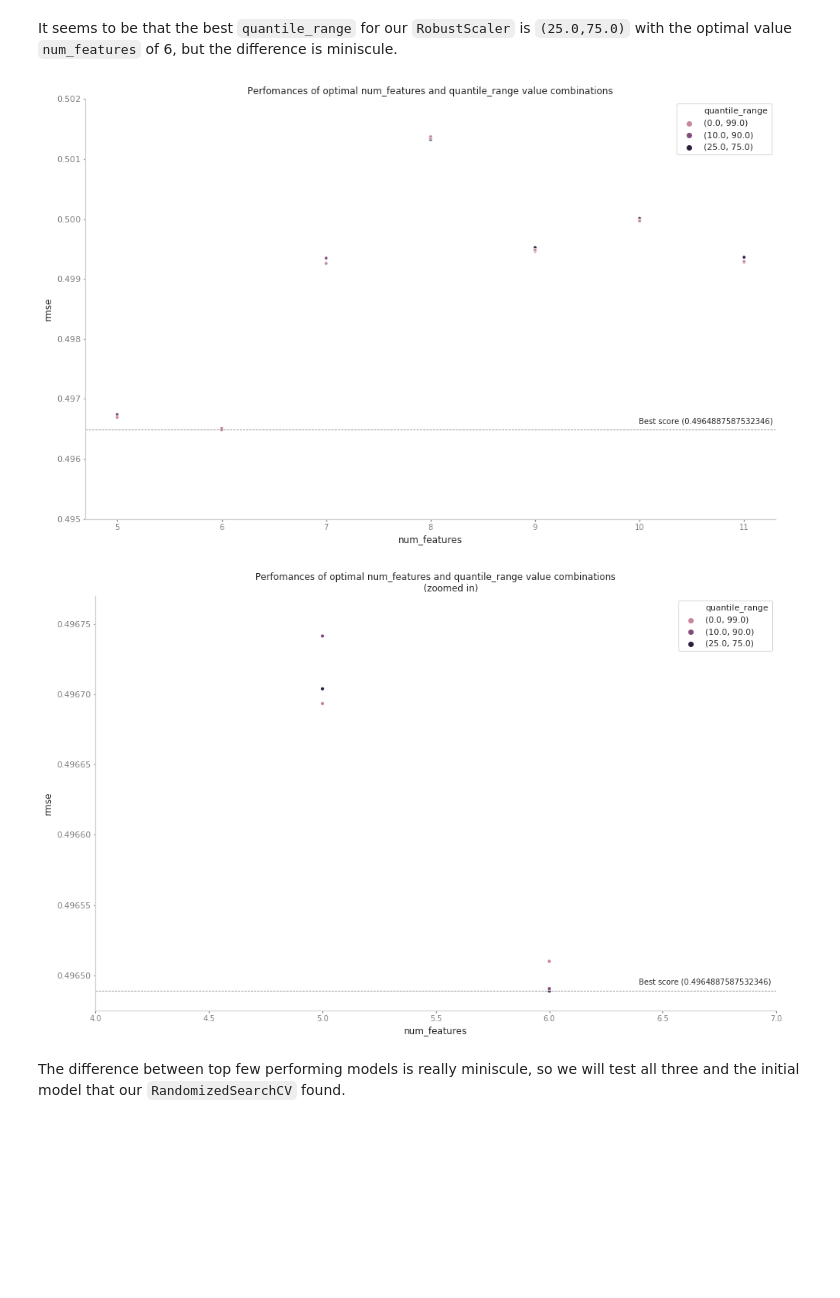
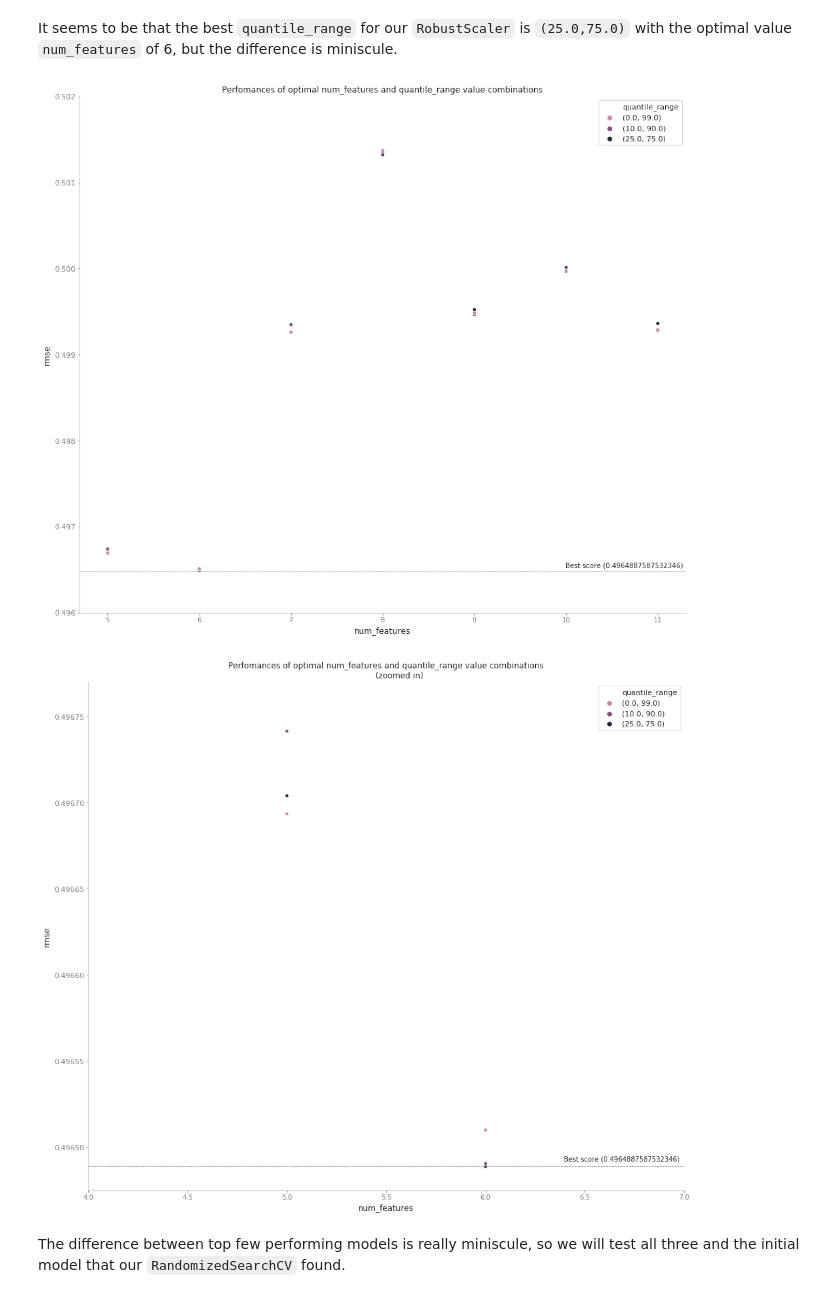
Before and after one commit to LukasRub/data-science-resources, a Jupyter notebook: machine.learning/model.selection/top.feature.selection/custom.transformers.scikit-learn/TopKFeatureSelector.ipynb, the cells around one changed output. Cells and saved outputs as stored; diff of their text form; code cells hidden in the pictures; blank space fills up the shorter version.

```diff
--- a/machine.learning/model.selection/top.feature.selection/custom.transformers.scikit-learn/TopKFeatureSelector.ipynb
+++ b/machine.learning/model.selection/top.feature.selection/custom.transformers.scikit-learn/TopKFeatureSelector.ipynb
@@ -759,30 +759,30 @@ top_k_feat_cv_res_df.sort_values('rmse')[_feats_of_notice]
 # %% [markdown]
 It seems to be that the best `quantile_range` for our `RobustScaler` is `(25.0,75.0)` with the optimal value `num_features` of 6, but the difference is miniscule.
 # %%
-plt.figure(figsize=(16,10))
+plt.figure(figsize=(16,14))
 best_score = np.min(top_k_feat_cv_res_df['rmse'])
 
 sns.scatterplot(x='num_features', y='rmse', hue='quantile_range',
-                data=top_k_feat_cv_res_df, s=20,
+                data=top_k_feat_cv_res_df, s=30,
                 palette=sns.cubehelix_palette(4)[1:])
 
 plt.axhline(y=best_score, ls='--', lw=0.8, c='grey')
-plt.annotate(f'Best score ({best_score})',  xy=(0.78, 0.27),
+plt.annotate(f'Best score ({best_score})',  xy=(0.78, 0.13),
              xycoords='figure fraction', fontsize='small')
 
-plt.ylim([0.495, 0.502])
+plt.ylim([0.496, 0.502])
 plt.title('Perfomances of optimal num_features and quantile_range value combinations')
 plt.show()
 # %% [output]
-[figure, old version]
+[figure, new version]
 # %%
-plt.figure(figsize=(16,10))
+plt.figure(figsize=(16,14))
 sns.scatterplot(x='num_features', y='rmse', hue='quantile_range',
-                data=top_k_feat_cv_res_df, s=25,
+                data=top_k_feat_cv_res_df, s=30,
                 palette=sns.cubehelix_palette(4)[1:])
 
 plt.axhline(y=best_score, ls='--', lw=0.8, c='grey')
-plt.annotate(f'Best score ({best_score})',  xy=(0.78, 0.12),
+plt.annotate(f'Best score ({best_score})',  xy=(0.78, 0.1),
              xycoords='figure fraction', fontsize='small')
 
 plt.ylim([0.496475, 0.49677])
@@ -791,7 +791,7 @@ plt.title("""Perfomances of optimal num_features and quantile_range value combin
           (zoomed in)""")
 plt.show()
 # %% [output]
-[figure, old version]
+[figure, new version]
 # %% [markdown]
 The difference between top few performing models is really miniscule, so we will test all three and the initial model that our `RandomizedSearchCV` found.
 # %%
```
Also changed, not shown: parts of 26 cells of this notebook.
